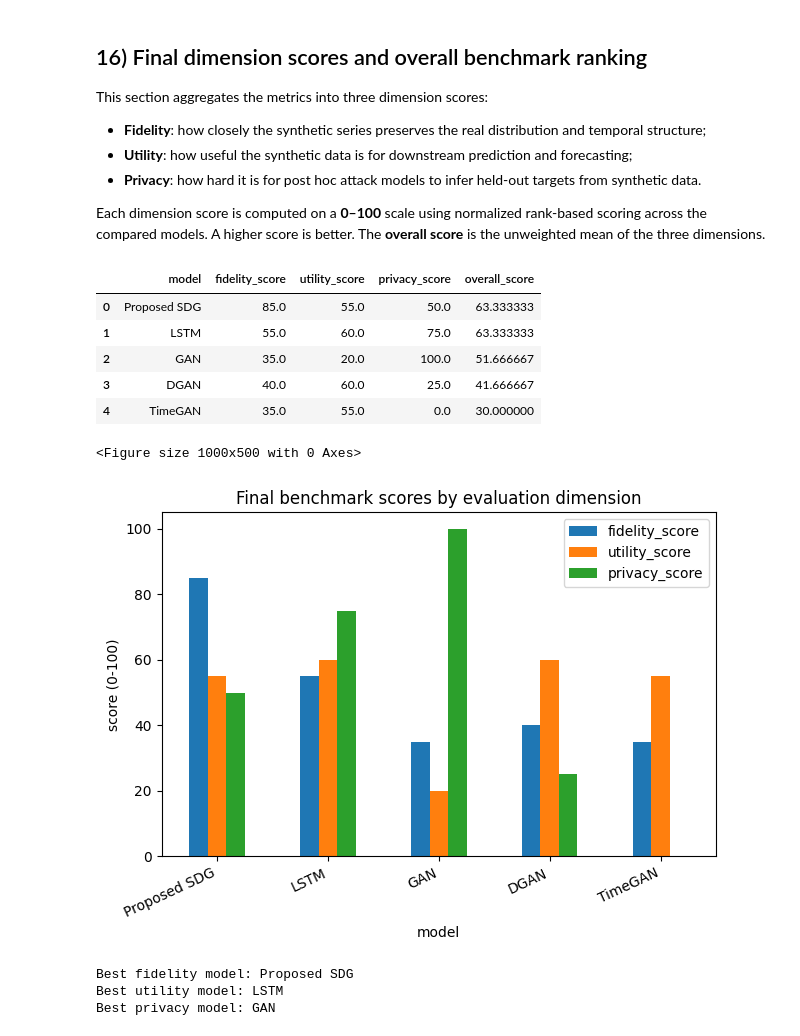
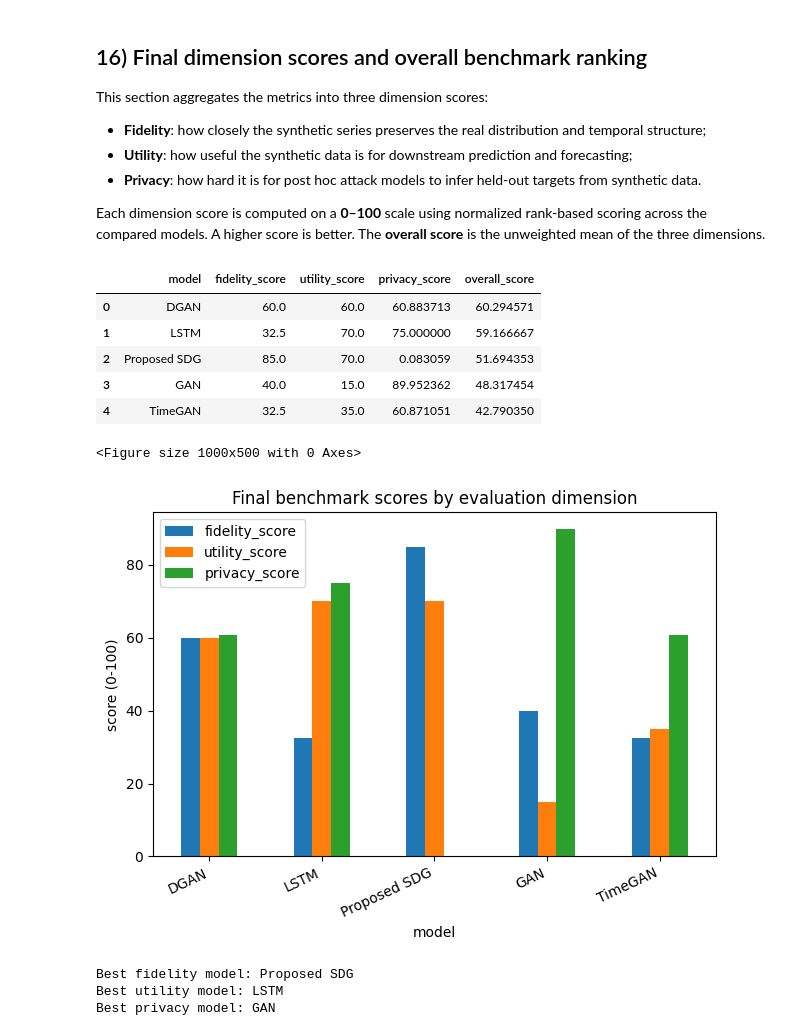
Before and after one commit to alexgrigoras/dif-pi, a Jupyter notebook: sdg-validation.ipynb, the cells around one changed output. Cells and saved outputs as stored; diff of their text form; code cells hidden in the pictures.

```diff
--- a/sdg-validation.ipynb
+++ b/sdg-validation.ipynb
@@ -628,10 +650,10 @@ BENCHMARK_MAX_WINDOWS_PER_TRAIN_SKU = None
 BENCHMARK_MAX_EVAL_TEST_SKUS = MAX_EVAL_TEST_SKUS
 BENCHMARK_SEED = 42
 
-GAN_EPOCHS = 40
-TIMEGAN_EPOCHS = 40
-DGAN_EPOCHS = 40
-LSTM_EPOCHS = 40
+GAN_EPOCHS = 50
+TIMEGAN_EPOCHS = 50
+DGAN_EPOCHS = 50
+LSTM_EPOCHS = 50
 BENCHMARK_BATCH_SIZE = 64
 BENCHMARK_HIDDEN_DIM = 64
 
@@ -1288,6 +1312,7 @@ def privacy_inference_block(benchmark_results, seed=42):
 
     rows = []
     Xr_tr, Xr_te, Yr_tr, Yr_te = train_test_split(X_real, Y_real, test_size=0.30, random_state=seed)
+
     for attack_name, attack_model in attack_models.items():
         try:
             attack_model.fit(Xr_tr, Yr_tr)
@@ -1312,15 +1337,16 @@ def privacy_inference_block(benchmark_results, seed=42):
         X_syn, Y_syn = privacy_attack_dataset(syn_arr)
         if X_syn.size == 0:
             continue
+
         for attack_name, attack_model in attack_models.items():
             try:
                 attack_model.fit(X_syn, Y_syn)
-                pred = np.asarray(attack_model.predict(X_real), dtype=float)
+                pred = np.asarray(attack_model.predict(Xr_te), dtype=float)
                 rows.append({
                     "train_source": display_name(model_name),
                     "attack_model": attack_name,
-                    "mae": float(mean_absolute_error(Y_real, pred)),
-                    "rmse": float(np.sqrt(mean_squared_error(Y_real, pred))),
+                    "mae": float(mean_absolute_error(Yr_te, pred)),
+                    "rmse": float(np.sqrt(mean_squared_error(Yr_te, pred))),
                 })
             except Exception as exc:
                 rows.append({
@@ -1736,10 +1762,35 @@ if RUN_BENCHMARK_COMPARISON and benchmark_results and 'fidelity_summary_df' in g
     else:
         similarity_df_sc = pd.DataFrame(columns=['model'])
 
-    privacy_agg = (privacy_df_sc.groupby('train_source', as_index=False)
-                   .agg(avg_privacy_attack_mae=('mae', 'mean'),
-                        avg_privacy_attack_rmse=('rmse', 'mean'))
-                   .rename(columns={'train_source': 'model'}))
+
+    baseline_privacy = (
+        privacy_df_sc[privacy_df_sc['train_source'] == 'real_train_baseline']
+        .groupby('attack_model', as_index=False)['mae']
+        .mean()
+        .rename(columns={'mae': 'baseline_mae'})
+    )
+
+    privacy_model_df = (
+        privacy_df_sc[privacy_df_sc['train_source'] != 'real_train_baseline']
+        .groupby(['train_source', 'attack_model'], as_index=False)['mae']
+        .mean()
+        .merge(baseline_privacy, on='attack_model', how='left')
+    )
+
+    privacy_model_df['privacy_gain'] = privacy_model_df['mae'] / (privacy_model_df['baseline_mae'] + 1e-8)
+    privacy_model_df['privacy_gain_capped'] = privacy_model_df['privacy_gain'].clip(lower=1.0, upper=10.0)
+
+    privacy_agg = (
+        privacy_model_df.groupby('train_source', as_index=False)
+        .agg(
+            avg_privacy_attack_mae=('mae', 'mean'),
+            avg_privacy_gain=('privacy_gain_capped', 'mean'),
+        )
+        .rename(columns={'train_source': 'model'})
+    )
+
+    privacy_agg['privacy_score'] = 100.0 * (privacy_agg['avg_privacy_gain'] - 1.0) / 9.0
+    privacy_agg['privacy_score'] = privacy_agg['privacy_score'].clip(0.0, 100.0)
 
     # Start from fidelity summary and then enrich with metrics pulled from benchmark_results / per-SKU tables
     score_df = fidelity_df.copy()
@@ -1761,7 +1812,7 @@ if RUN_BENCHMARK_COMPARISON and benchmark_results and 'fidelity_summary_df' in g
     score_df = _safe_merge(score_df, extra_metrics_df, ['tstr_mae', 'trts_mae', 'avg_rmse', 'avg_mae'])
     score_df = _safe_merge(score_df, discriminative_df_sc, ['discriminative_score_rnn'])
     score_df = _safe_merge(score_df, utility_df_sc, ['predictive_mae_rnn', 'forecast_mae_xgb'])
-    score_df = _safe_merge(score_df, privacy_agg, ['avg_privacy_attack_mae'])
+    score_df = _safe_merge(score_df, privacy_agg, ['avg_privacy_attack_mae', 'avg_privacy_gain', 'privacy_score'])
     score_df = _safe_merge(score_df, similarity_df_sc, ['avg_cosine_similarity_windowed', 'avg_jensen_shannon_distance_windowed'])
 
     # Fidelity: higher cosine, lower Wasserstein/JS/discriminative score, detection closer to 0.5
@@ -1794,50 +1845,51 @@ if RUN_BENCHMARK_COMPARISON and benchmark_results and 'fidelity_summary_df' in g
     utility_cols = [c for c in utility_components.columns if c != 'model']
     utility_components['utility_score'] = 100.0 * utility_components[utility_cols].mean(axis=1, skipna=True)
 
-    # Privacy: higher attack error means the synthetic data leaks less target information
+
+    # Privacy: score relative to the held-out real-data attack baseline, not by pure rank among synthetic models
     privacy_components = pd.DataFrame({'model': score_df['model']})
-    if 'avg_privacy_attack_mae' in score_df.columns:
-        privacy_components['attack_mae'] = _rank_score(score_df['avg_privacy_attack_mae'], higher_is_better=True)
-    privacy_cols = [c for c in privacy_components.columns if c != 'model']
-    privacy_components['privacy_score'] = 100.0 * privacy_components[privacy_cols].mean(axis=1, skipna=True)
+    if 'privacy_score' in score_df.columns:
+        privacy_components['privacy_score'] = score_df['privacy_score']
+    else:
+        privacy_components['privacy_score'] = np.nan
 
     final_score_df = score_df[['model']].copy()
     final_score_df = final_score_df.merge(fidelity_components[['model', 'fidelity_score']], on='model', how='left')
     final_score_df = final_score_df.merge(utility_components[['model', 'utility_score']], on='model', how='left')
     final_score_df = final_score_df.merge(privacy_components[['model', 'privacy_score']], on='model', how='left')
     final_score_df['overall_score'] = final_score_df[['fidelity_score', 'utility_score', 'privacy_score']].mean(axis=1, skipna=True)
     final_score_df = final_score_df.sort_values(['overall_score', 'fidelity_score'], ascending=False).reset_index(drop=True)
 
     display(final_score_df)
     final_score_df.to_csv(OUT_DIR / 'paper_final_dimension_scores.csv', index=False)
 
     plt.figure(figsize=(10, 5))
     score_plot = final_score_df.set_index('model')[['fidelity_score', 'utility_score', 'privacy_score']]
     score_plot.plot(kind='bar')
     plt.ylabel('score (0-100)')
     plt.title('Final benchmark scores by evaluation dimension')
     plt.xticks(rotation=25, ha='right')
     plt.tight_layout()
     plt.show()
 
     if len(final_score_df):
         best_fidelity = final_score_df.sort_values('fidelity_score', ascending=False).iloc[0]['model']
         best_utility = final_score_df.sort_values('utility_score', ascending=False).iloc[0]['model']
         best_privacy = final_score_df.sort_values('privacy_score', ascending=False).iloc[0]['model']
         print('Best fidelity model:', best_fidelity)
         print('Best utility model:', best_utility)
         print('Best privacy model:', best_privacy)
 else:
     print('Final dimension scoring skipped because one or more paper-aligned result tables are unavailable.')
 # %% [output]
 |  | model | fidelity_score | utility_score | privacy_score | overall_score |
-| 0 | Proposed SDG | 85.0 | 55.0 | 50.0 | 63.333333 |
-| 1 | LSTM | 55.0 | 60.0 | 75.0 | 63.333333 |
-| 2 | GAN | 35.0 | 20.0 | 100.0 | 51.666667 |
-| 3 | DGAN | 40.0 | 60.0 | 25.0 | 41.666667 |
-| 4 | TimeGAN | 35.0 | 55.0 | 0.0 | 30.000000 |
+| 0 | DGAN | 60.0 | 60.0 | 60.883713 | 60.294571 |
+| 1 | LSTM | 32.5 | 70.0 | 75.000000 | 59.166667 |
+| 2 | Proposed SDG | 85.0 | 70.0 | 0.083059 | 51.694353 |
+| 3 | GAN | 40.0 | 15.0 | 89.952362 | 48.317454 |
+| 4 | TimeGAN | 32.5 | 35.0 | 60.871051 | 42.790350 |
 <Figure size 1000x500 with 0 Axes>
-[figure, old version]
+[figure, new version]
 Best fidelity model: Proposed SDG
 Best utility model: LSTM
 Best privacy model: GAN
```
Also changed, not shown: parts of 16 cells of this notebook, 3 other files.
